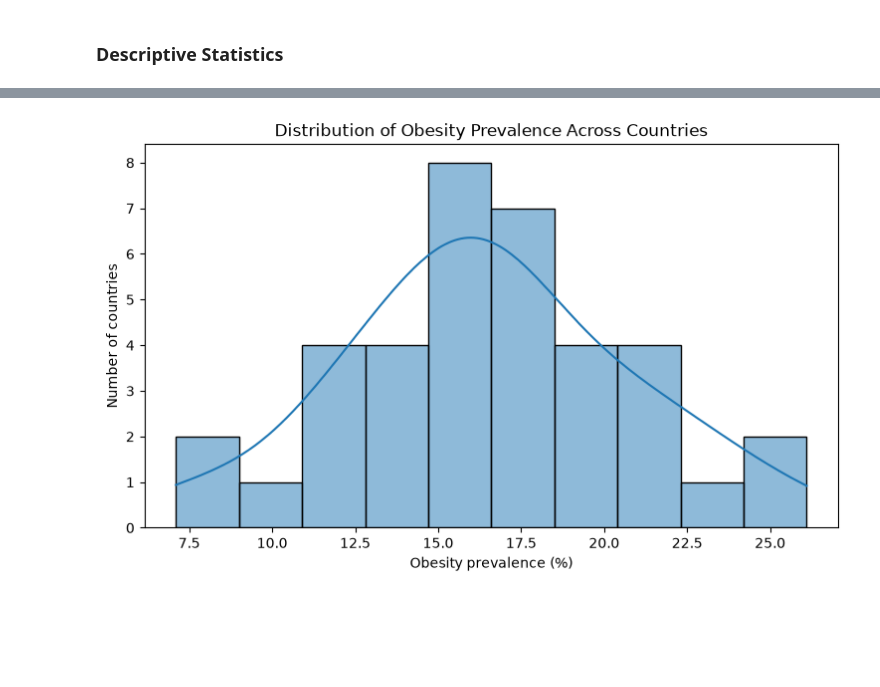
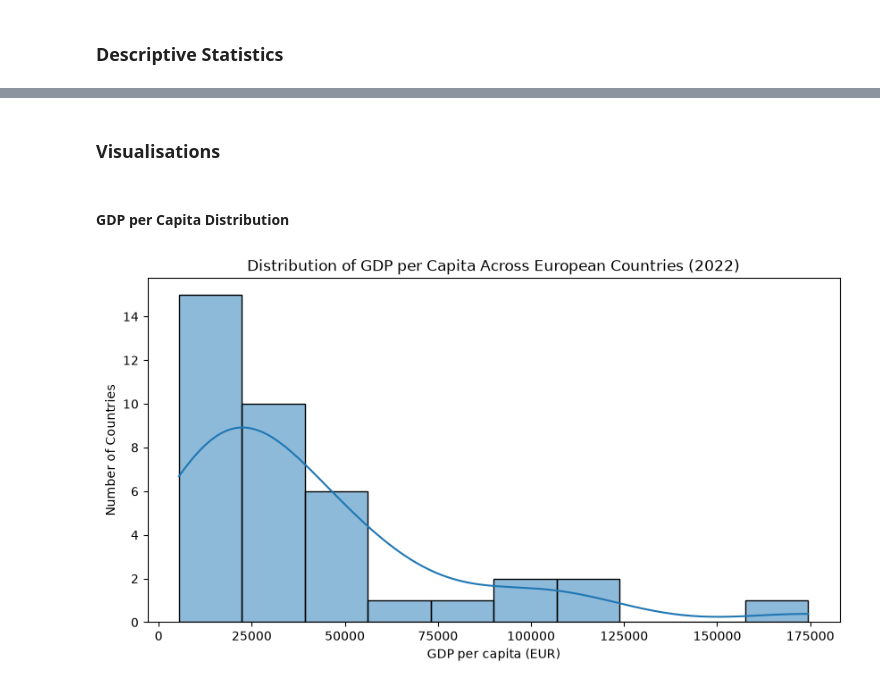
Before and after one commit to Edgybug/european-physical-activity-and-public-health, a Jupyter notebook: notebooks/01_data_exploration.ipynb, the cells around one changed output, grey strips where cells are left out. Drawn from its saved outputs; the diff is of its cells as text; code cells hidden in the pictures; blank space fills up the shorter version.

Commit message:
Add GDP data preparation and refine notebook structure

```diff
--- a/notebooks/01_data_exploration.ipynb
+++ b/notebooks/01_data_exploration.ipynb
@@ -616,0 +762,25 @@ The absence of a status flag does not indicate a missing observation.
+# %%
+# Extract GDP per capita observations
+geo_index = gdp_json["dimension"]["geo"]["category"]["index"]
+
+# Reverse the geographical index to map positions to country codes
+geo_codes = {
+    position: code
+    for code, position in geo_index.items()
+}
+
+gdp_data = []
+
+for geo_position, country_code in geo_codes.items():
+
+    value = gdp_json["value"].get(str(geo_position))
+    status = gdp_json.get("status", {}).get(str(geo_position))
+
+    if value is not None:
+        gdp_data.append({
+            "geo": country_code,
+            "gdp_per_capita": value,
+            "status": status
+        })
+
+gdp_df = pd.DataFrame(gdp_data)
@@ -616,0 +936,7 @@ The absence of a status flag does not indicate a missing observation.
+# %%
+# Remove geographical aggregates
+gdp_aggregates = ["EU27_2020", "EA", "EA21", "EA20", "EA19", "EA12"]
+
+gdp_countries = gdp_df[
+    ~gdp_df["geo"].isin(gdp_aggregates)
+].copy()
@@ -648,17 +1006,22 @@ physical inactivity.
+# %% [markdown]
+### Visualisations
+# %% [markdown]
+#### GDP per Capita Distribution
 # %%
-plt.figure(figsize=(9, 5))
+# Visualise the distribution of GDP per capita
+plt.figure(figsize=(10, 5))
 
 sns.histplot(
-    data=obesity_df,
-    x="obesity_pct",
+    data=gdp_countries,
+    x="gdp_per_capita",
     bins=10,
     kde=True
 )
 
-plt.title("Distribution of Obesity Prevalence Across Countries")
-plt.xlabel("Obesity prevalence (%)")
-plt.ylabel("Number of countries")
+plt.title("Distribution of GDP per Capita Across European Countries (2022)")
+plt.xlabel("GDP per capita (EUR)")
+plt.ylabel("Number of Countries")
 
 plt.show()
 # %% [output]
-[figure, old version]
+[figure, new version]
```
Also changed, not shown: parts of 101 cells of this notebook, 1 other file.
